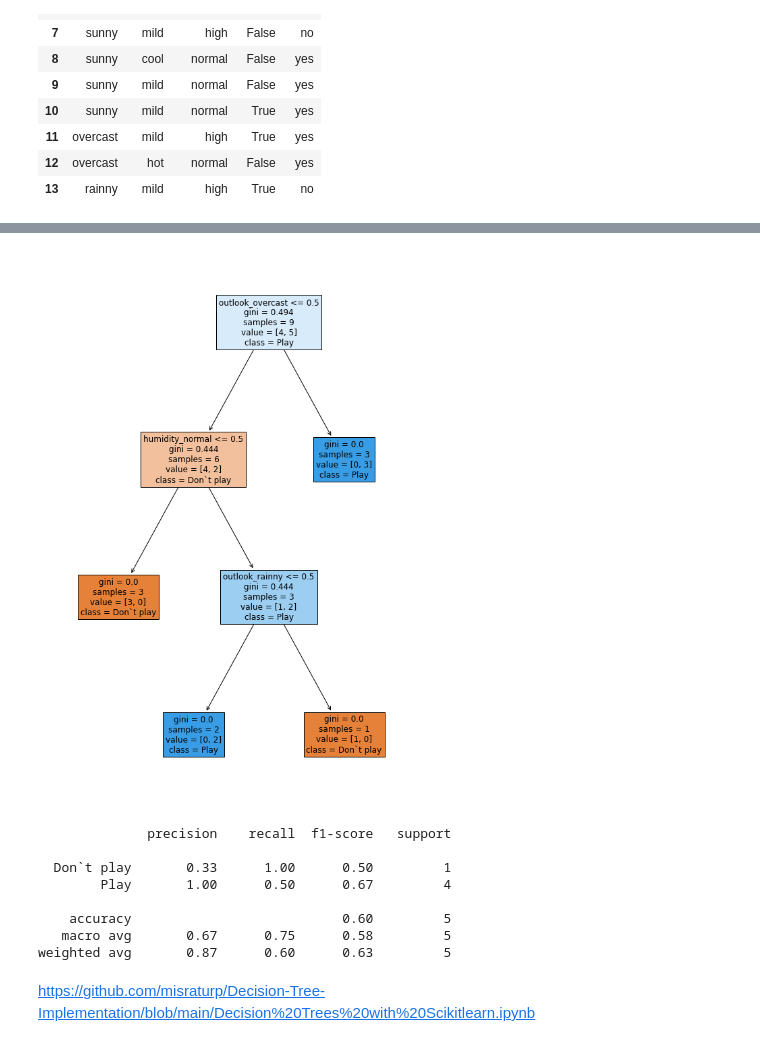
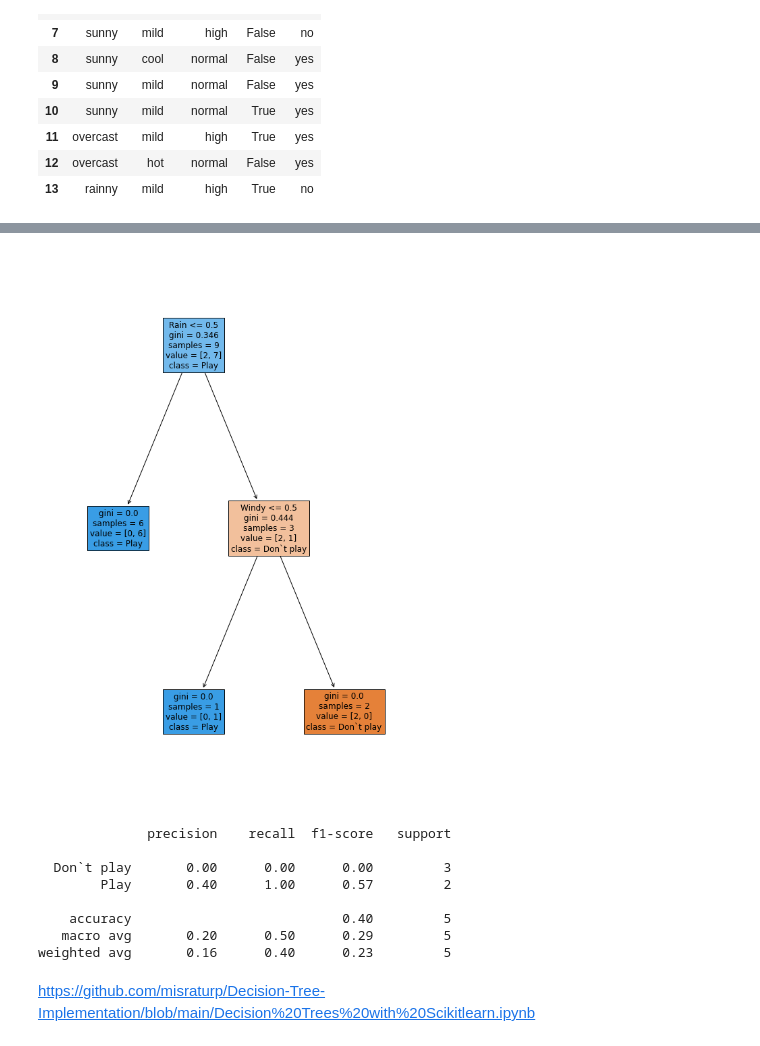
Before and after one commit to lfvvillanueva/DS---SELF-LEARNING, a Jupyter notebook: MACHINE LEARNING/1. SUPERVISED/3. Decision Trees (DT)/Python/2. Whit Libraries/Lecture 3.ipynb, the cells around one changed output, grey strips where cells are left out. Cells and saved outputs as stored; diff of their text form; code cells hidden in the pictures.

```diff
--- a/MACHINE LEARNING/1. SUPERVISED/3. Decision Trees (DT)/Python/2. Whit Libraries/Lecture 3.ipynb
+++ b/MACHINE LEARNING/1. SUPERVISED/3. Decision Trees (DT)/Python/2. Whit Libraries/Lecture 3.ipynb
@@ -34,7 +34,5 @@ Dataset.head(n=14)
 Dataset_Dummies = pd.get_dummies(Dataset, columns=["outlook", "temp.", "humidity", "windy", "play"])
 Dataset_Dummies
 
-Dataset_Dummies_Modified = Dataset_Dummies.drop(["play_no", "windy_False" ],axis=1)
+Dataset_Dummies_Modified = Dataset_Dummies.drop(["play_no", "windy_False", "humidity_normal" ],axis=1)
 Dataset_Dummies_Modified
-
-Tag_Names = Dataset_Dummies_Modified.columns
@@ -40,0 +55,4 @@ Tag_Names = Dataset_Dummies_Modified.columns
+# %%
+Dataset_Dummies_Modified.columns = ['Overcast', 'Rain', 'Sunny', 'Cool',
+       'Hot', 'Mild', 'Humidity', 'Windy', 'Play']
+Dataset_Dummies_Modified
@@ -41,22 +77,25 @@ Tag_Names = Dataset_Dummies_Modified.columns
 # %%
 from sklearn.model_selection import train_test_split
-Y = Dataset_Dummies_Modified['play_yes']
-X = Dataset_Dummies_Modified.drop('play_yes',axis=1)
+Y = Dataset_Dummies_Modified['Play']
+X = Dataset_Dummies_Modified.drop('Play',axis=1)
 
 X_train, X_test, Y_train, Y_test = train_test_split(X, Y, test_size=0.33)
 # %%
-from sklearn.tree import DecisionTreeClassifier
-CLF = DecisionTreeClassifier(ccp_alpha=0.05)
+import matplotlib.pyplot as plt
+from sklearn import tree
+#from sklearn.tree import DecisionTreeClassifier
+
+CLF = DecisionTreeClassifier(ccp_alpha=0.01)
 CLF= CLF.fit(X_train,Y_train)
 
 fig = plt.figure(figsize=(10,15))
-_ = tree.plot_tree(CLF,
+result = tree.plot_tree(CLF,
                    feature_names=Tag_Names,
                    class_names={0:'Don`t play', 1:'Play'},
                    filled=True,
                   fontsize=12)
 # %% [output]
-[figure, old version]
+[figure, new version]
 # %%
 predictions = CLF.predict(X_test)
 
@@ -65,11 +104,11 @@ print(classification_report(Y_test, predictions, target_names=['Don`t play','Pla
 # %% [output]
               precision    recall  f1-score   support
 
-  Don`t play       0.33      1.00      0.50         1
-        Play       1.00      0.50      0.67         4
+  Don`t play       0.00      0.00      0.00         3
+        Play       0.40      1.00      0.57         2
 
-    accuracy                           0.60         5
-   macro avg       0.67      0.75      0.58         5
-weighted avg       0.87      0.60      0.63         5
+    accuracy                           0.40         5
+   macro avg       0.20      0.50      0.29         5
+weighted avg       0.16      0.40      0.23         5
 # %% [markdown]
 https://github.com/misraturp/Decision-Tree-Implementation/blob/main/Decision%20Trees%20with%20Scikitlearn.ipynb
```
Also changed, not shown: parts of 3 cells of this notebook.
